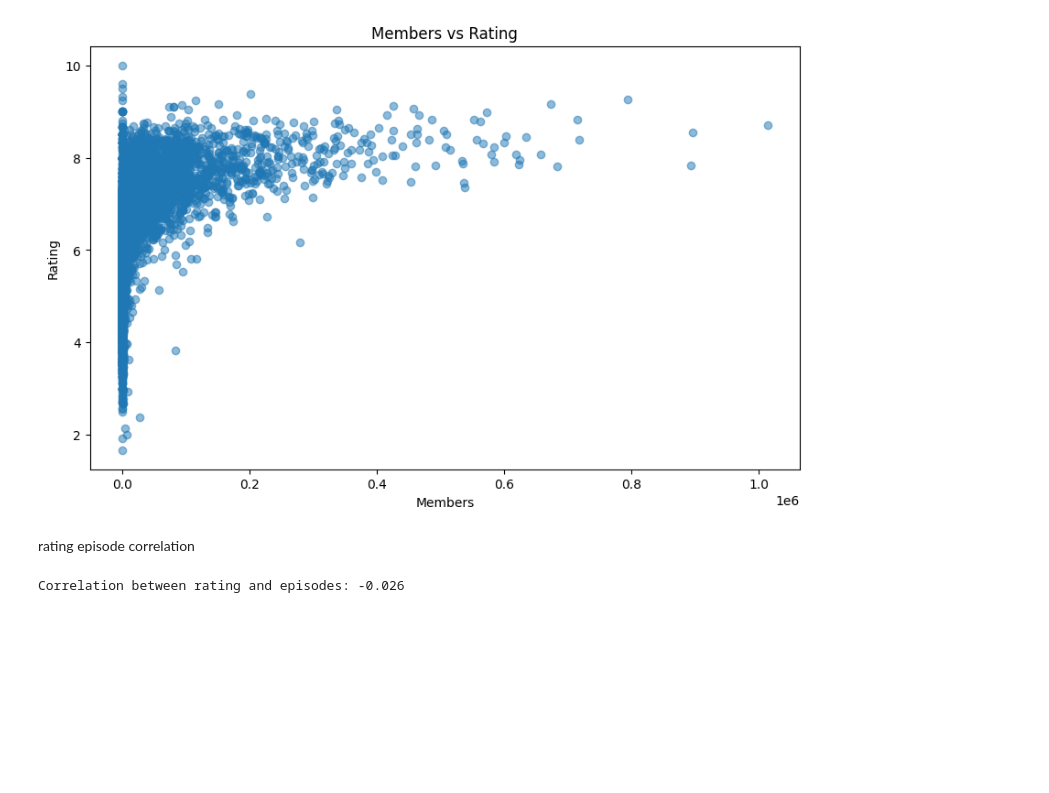
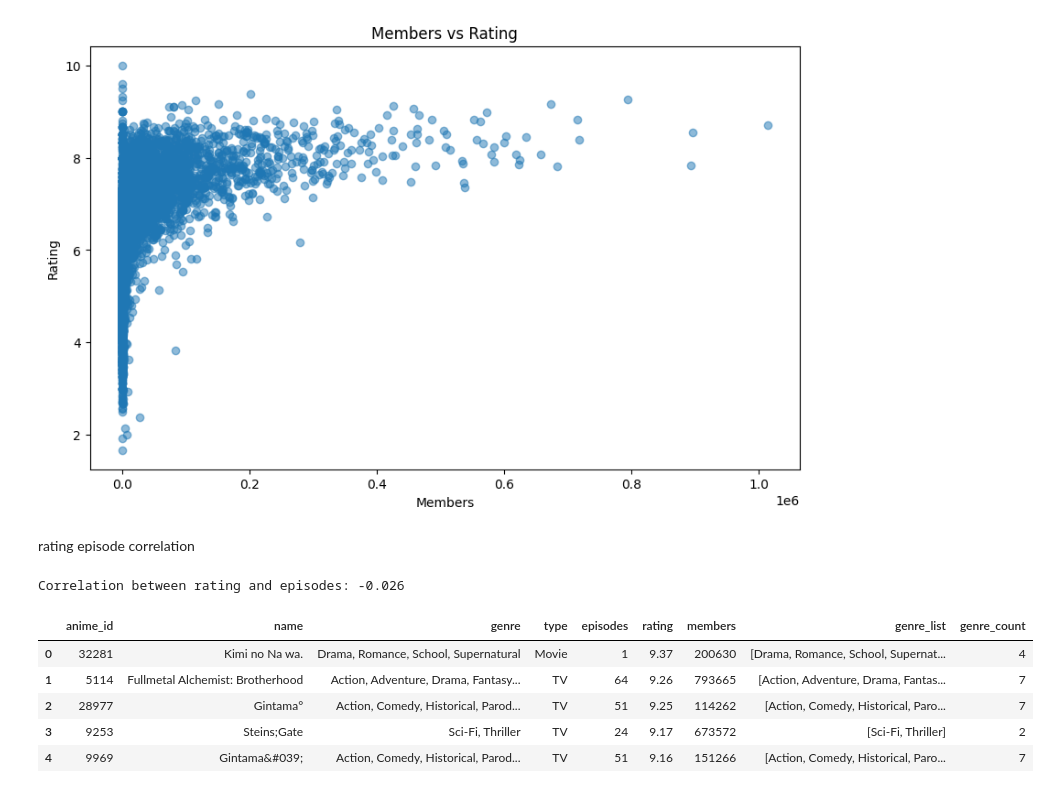
Before and after one commit to AntBap23/Anime-Data-Analysis, a Jupyter notebook: eda.ipynb, the cells around one changed output. Saved outputs shown, nothing was run; the diff lists cells and outputs as text; code cells hidden in the pictures; blank space fills up the shorter version.

```diff
--- a/eda.ipynb
+++ b/eda.ipynb
@@ -109,3 +125,15 @@ ep_corr = df_tv['rating'].corr(df_tv['episodes'])
 print(f"Correlation between rating and episodes: {ep_corr:.3f}")
 # %% [output]
 Correlation between rating and episodes: -0.026
+# %%
+#add genre count row
+df['genre_list'] = df['genre'].fillna('').str.split(', ')
+df['genre_count'] = df['genre_list'].apply(len)
+df.head()
+# %% [output]
+|  | anime_id | name | genre | type | episodes | rating | members | genre_list | genre_count |
+| 0 | 32281 | Kimi no Na wa. | Drama, Romance, School, Supernatural | Movie | 1 | 9.37 | 200630 | [Drama, Romance, School, Supernat... | 4 |
+| 1 | 5114 | Fullmetal Alchemist: Brotherhood | Action, Adventure, Drama, Fantasy... | TV | 64 | 9.26 | 793665 | [Action, Adventure, Drama, Fantas... | 7 |
+| 2 | 28977 | Gintama° | Action, Comedy, Historical, Parod... | TV | 51 | 9.25 | 114262 | [Action, Comedy, Historical, Paro... | 7 |
+| 3 | 9253 | Steins;Gate | Sci-Fi, Thriller | TV | 24 | 9.17 | 673572 | [Sci-Fi, Thriller] | 2 |
+| 4 | 9969 | Gintama&#039; | Action, Comedy, Historical, Parod... | TV | 51 | 9.16 | 151266 | [Action, Comedy, Historical, Paro... | 7 |
```
Also changed, not shown: parts of 3 cells of this notebook, 3 other files.
